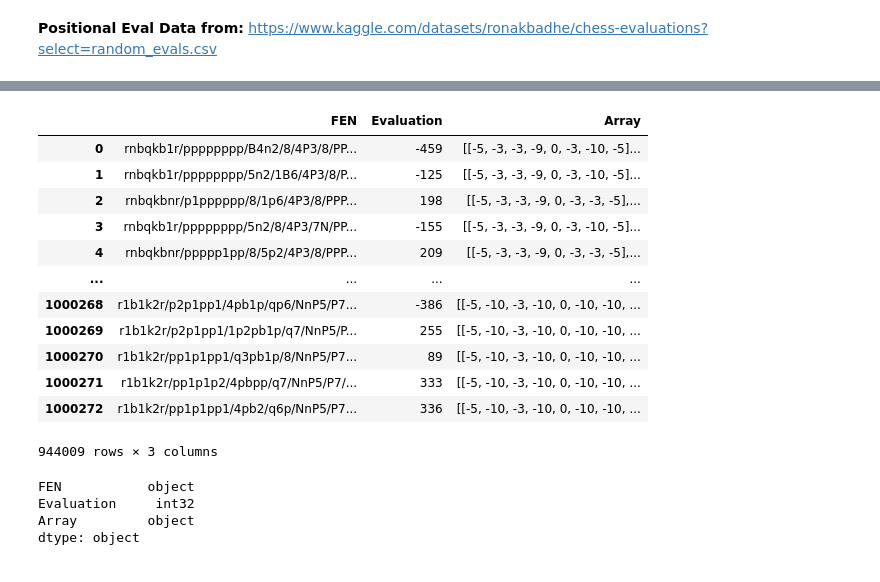
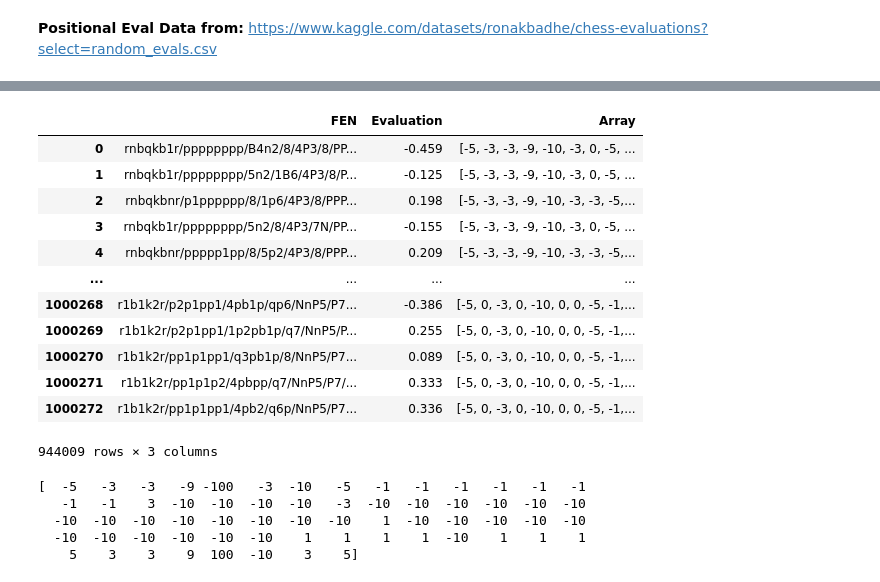
Before and after one commit to jackhlay/Reverse-Chess-Positional-Eval, a Jupyter notebook: Untitled.ipynb, the cells around one changed output, grey strips where cells are left out. Drawn from its saved outputs; the diff is of its cells as text; code cells hidden in the pictures.

```diff
--- a/Untitled.ipynb
+++ b/Untitled.ipynb
@@ -13,56 +27,58 @@ piece_values = {
     "B": 3,
     "R": 5,
     "Q": 9,
-    "K": 0,
+    "K": 10,
     "p": -1,
     "n": -3,
     "b": -3,
     "r": -5,
     "q": -9,
-    "k": 0,
-    ".": -10 # use -10 to represent an empty space
+    "k": -10,
+    ".": 0 # use -10 to represent an empty space
 }
 
 def fen_to_array(fen_str):
-    board = [[-10 for _ in range(8)] for _ in range(8)] # initialize the board with -10
+    board = [[0 for _ in range(8)] for _ in range(8)] # initialize the board with -10
     i = 0
     f = 0
     for c in fen_str:
         if c.isdigit():
             i += int(c)
         elif c == '/':
             f += 1
             i = 0
         else:
             board[f][i] = piece_values[c] # use the dictionary to assign numbers
             i += 1
-    return np.array(board)
+    return np.ravel(np.array(board))
 
+df = pd.read_csv("random_evals.csv")
 df['FEN'] = df['FEN'].str.split().str[0]
 df['Array'] = df['FEN'].apply(fen_to_array)
 df['Array'] = df['Array'].apply(np.array)
 df = df[~df['Evaluation'].str.contains('#')]
-df["Evaluation"] = df["Evaluation"].astype(int)
-df.to_csv('Positions.csv', index=False)
+df["Evaluation"] = df["Evaluation"].astype(int)/1000
+df.to_csv('Positions_test_2.csv', index=False)
 df
 # %% [output]
 |  | FEN | Evaluation | Array |
-| 0 | rnbqkb1r/pppppppp/B4n2/8/4P3/8/PP... | -459 | [[-5, -3, -3, -9, 0, -3, -10, -5]... |
-| 1 | rnbqkb1r/pppppppp/5n2/1B6/4P3/8/P... | -125 | [[-5, -3, -3, -9, 0, -3, -10, -5]... |
-| 2 | rnbqkbnr/p1pppppp/8/1p6/4P3/8/PPP... | 198 | [[-5, -3, -3, -9, 0, -3, -3, -5],... |
-| 3 | rnbqkb1r/pppppppp/5n2/8/4P3/7N/PP... | -155 | [[-5, -3, -3, -9, 0, -3, -10, -5]... |
-| 4 | rnbqkbnr/ppppp1pp/8/5p2/4P3/8/PPP... | 209 | [[-5, -3, -3, -9, 0, -3, -3, -5],... |
+| 0 | rnbqkb1r/pppppppp/B4n2/8/4P3/8/PP... | -0.459 | [-5, -3, -3, -9, -10, -3, 0, -5, ... |
+| 1 | rnbqkb1r/pppppppp/5n2/1B6/4P3/8/P... | -0.125 | [-5, -3, -3, -9, -10, -3, 0, -5, ... |
+| 2 | rnbqkbnr/p1pppppp/8/1p6/4P3/8/PPP... | 0.198 | [-5, -3, -3, -9, -10, -3, -3, -5,... |
+| 3 | rnbqkb1r/pppppppp/5n2/8/4P3/7N/PP... | -0.155 | [-5, -3, -3, -9, -10, -3, 0, -5, ... |
+| 4 | rnbqkbnr/ppppp1pp/8/5p2/4P3/8/PPP... | 0.209 | [-5, -3, -3, -9, -10, -3, -3, -5,... |
 | ... | ... | ... | ... |
-| 1000268 | r1b1k2r/p2p1pp1/4pb1p/qp6/NnP5/P7... | -386 | [[-5, -10, -3, -10, 0, -10, -10, ... |
-| 1000269 | r1b1k2r/p2p1pp1/1p2pb1p/q7/NnP5/P... | 255 | [[-5, -10, -3, -10, 0, -10, -10, ... |
-| 1000270 | r1b1k2r/pp1p1pp1/q3pb1p/8/NnP5/P7... | 89 | [[-5, -10, -3, -10, 0, -10, -10, ... |
-| 1000271 | r1b1k2r/pp1p1p2/4pbpp/q7/NnP5/P7/... | 333 | [[-5, -10, -3, -10, 0, -10, -10, ... |
-| 1000272 | r1b1k2r/pp1p1pp1/4pb2/q6p/NnP5/P7... | 336 | [[-5, -10, -3, -10, 0, -10, -10, ... |
+| 1000268 | r1b1k2r/p2p1pp1/4pb1p/qp6/NnP5/P7... | -0.386 | [-5, 0, -3, 0, -10, 0, 0, -5, -1,... |
+| 1000269 | r1b1k2r/p2p1pp1/1p2pb1p/q7/NnP5/P... | 0.255 | [-5, 0, -3, 0, -10, 0, 0, -5, -1,... |
+| 1000270 | r1b1k2r/pp1p1pp1/q3pb1p/8/NnP5/P7... | 0.089 | [-5, 0, -3, 0, -10, 0, 0, -5, -1,... |
+| 1000271 | r1b1k2r/pp1p1p2/4pbpp/q7/NnP5/P7/... | 0.333 | [-5, 0, -3, 0, -10, 0, 0, -5, -1,... |
+| 1000272 | r1b1k2r/pp1p1pp1/4pb2/q6p/NnP5/P7... | 0.336 | [-5, 0, -3, 0, -10, 0, 0, -5, -1,... |
 944009 rows × 3 columns
-# %%
-df.dtypes
-# %% [output]
-FEN           object
-Evaluation     int32
-Array         object
-dtype: object
+# %%
+print(df['Array'][0])
+# %% [output]
+[  -5   -3   -3   -9 -100   -3  -10   -5   -1   -1   -1   -1   -1   -1
+   -1   -1    3  -10  -10  -10  -10   -3  -10  -10  -10  -10  -10  -10
+  -10  -10  -10  -10  -10  -10  -10  -10    1  -10  -10  -10  -10  -10
+  -10  -10  -10  -10  -10  -10    1    1    1    1  -10    1    1    1
+    5    3    3    9  100  -10    3    5]
```
Also changed, not shown: parts of 5 cells of this notebook, 2 other files.
